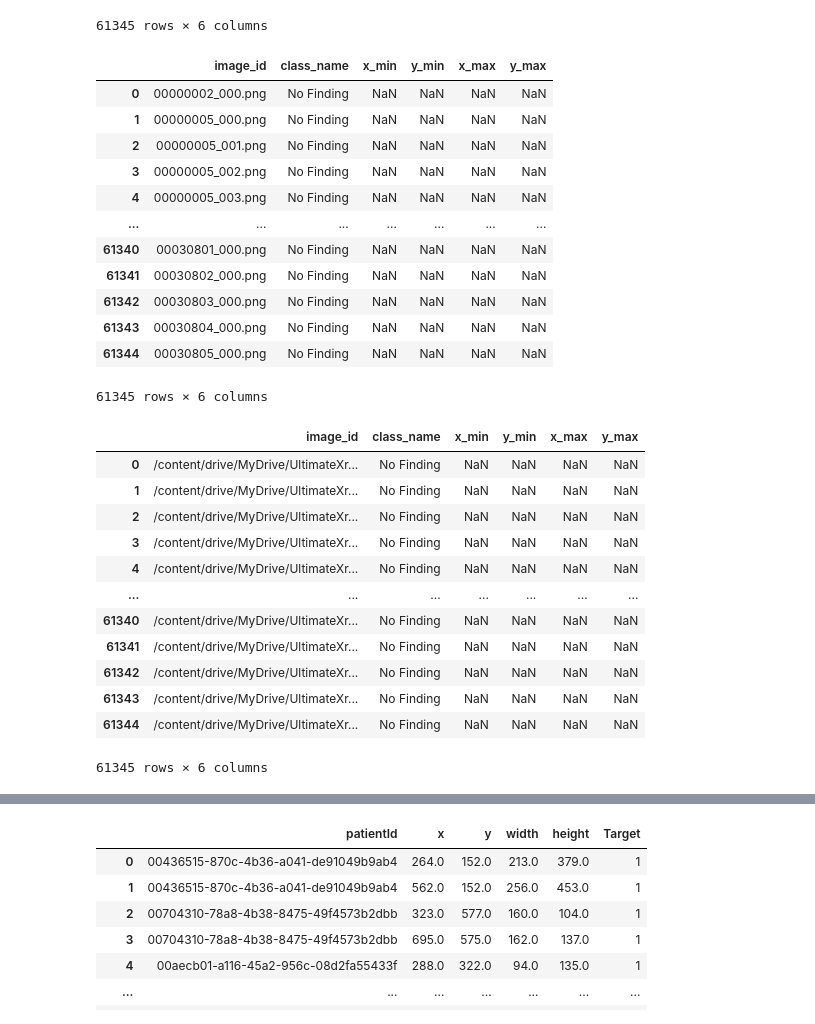
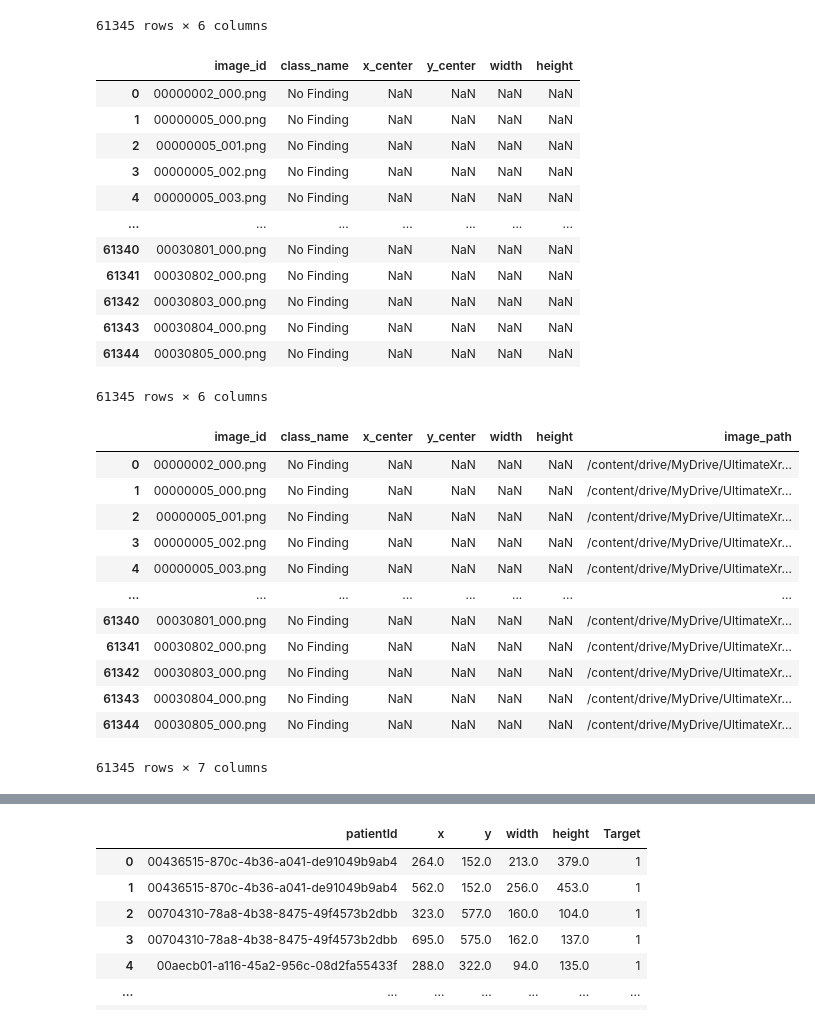
Before and after one commit to SkinHeadDressSom/Ultimate-X-ray-AI, a Jupyter notebook: CXR_data_preparation.ipynb, the cells around one changed output, grey strips where cells are left out. Drawn from its saved outputs; the diff is of its cells as text; code cells hidden in the pictures.

```diff
--- a/CXR_data_preparation.ipynb
+++ b/CXR_data_preparation.ipynb
@@ -32,17 +31,14 @@ nih_df
 nih_df = nih_df.rename(columns={
     'Image Index': 'image_id',
     'Finding Label': 'class_name',
-    'Bbox [x': 'x_min',
-    'y': 'y_min',
+    'Bbox [x': 'x_center',
+    'y': 'y_center',
     'w': 'width',
     'h]': 'height'
 })
-nih_df['x_max'] = nih_df['x_min'] + nih_df['width']
-nih_df['y_max'] = nih_df['y_min'] + nih_df['height']
-nih_df = nih_df[['image_id', 'class_name', 'x_min', 'y_min', 'x_max', 'y_max']]
 nih_df
 # %% [output]
-|  | image_id | class_name | x_min | y_min | x_max | y_max |
+|  | image_id | class_name | x_center | y_center | width | height |
 | 0 | 00000002_000.png | No Finding | NaN | NaN | NaN | NaN |
 | 1 | 00000005_000.png | No Finding | NaN | NaN | NaN | NaN |
 | 2 | 00000005_001.png | No Finding | NaN | NaN | NaN | NaN |
@@ -56,19 +52,19 @@ nih_df
 | 61344 | 00030805_000.png | No Finding | NaN | NaN | NaN | NaN |
 61345 rows × 6 columns
 # %%
-nih_df['image_id'] = '/content/drive/MyDrive/UltimateXray/NIH/train/' + nih_df['image_id']
+nih_df['image_path'] = '/content/drive/MyDrive/UltimateXray/NIH/train/' + nih_df['image_id']
 nih_df
 # %% [output]
-|  | image_id | class_name | x_min | y_min | x_max | y_max |
-| 0 | /content/drive/MyDrive/UltimateXr... | No Finding | NaN | NaN | NaN | NaN |
-| 1 | /content/drive/MyDrive/UltimateXr... | No Finding | NaN | NaN | NaN | NaN |
-| 2 | /content/drive/MyDrive/UltimateXr... | No Finding | NaN | NaN | NaN | NaN |
-| 3 | /content/drive/MyDrive/UltimateXr... | No Finding | NaN | NaN | NaN | NaN |
-| 4 | /content/drive/MyDrive/UltimateXr... | No Finding | NaN | NaN | NaN | NaN |
-| ... | ... | ... | ... | ... | ... | ... |
-| 61340 | /content/drive/MyDrive/UltimateXr... | No Finding | NaN | NaN | NaN | NaN |
-| 61341 | /content/drive/MyDrive/UltimateXr... | No Finding | NaN | NaN | NaN | NaN |
-| 61342 | /content/drive/MyDrive/UltimateXr... | No Finding | NaN | NaN | NaN | NaN |
-| 61343 | /content/drive/MyDrive/UltimateXr... | No Finding | NaN | NaN | NaN | NaN |
-| 61344 | /content/drive/MyDrive/UltimateXr... | No Finding | NaN | NaN | NaN | NaN |
+|  | image_id | class_name | x_center | y_center | width | height | image_path |
+| 0 | 00000002_000.png | No Finding | NaN | NaN | NaN | NaN | /content/drive/MyDrive/UltimateXr... |
+| 1 | 00000005_000.png | No Finding | NaN | NaN | NaN | NaN | /content/drive/MyDrive/UltimateXr... |
+| 2 | 00000005_001.png | No Finding | NaN | NaN | NaN | NaN | /content/drive/MyDrive/UltimateXr... |
+| 3 | 00000005_002.png | No Finding | NaN | NaN | NaN | NaN | /content/drive/MyDrive/UltimateXr... |
+| 4 | 00000005_003.png | No Finding | NaN | NaN | NaN | NaN | /content/drive/MyDrive/UltimateXr... |
+| ... | ... | ... | ... | ... | ... | ... | ... |
+| 61340 | 00030801_000.png | No Finding | NaN | NaN | NaN | NaN | /content/drive/MyDrive/UltimateXr... |
+| 61341 | 00030802_000.png | No Finding | NaN | NaN | NaN | NaN | /content/drive/MyDrive/UltimateXr... |
+| 61342 | 00030803_000.png | No Finding | NaN | NaN | NaN | NaN | /content/drive/MyDrive/UltimateXr... |
+| 61343 | 00030804_000.png | No Finding | NaN | NaN | NaN | NaN | /content/drive/MyDrive/UltimateXr... |
+| 61344 | 00030805_000.png | No Finding | NaN | NaN | NaN | NaN | /content/drive/MyDrive/UltimateXr... |
-61345 rows × 6 columns
+61345 rows × 7 columns
```
Also changed, not shown: parts of 17 cells of this notebook.
